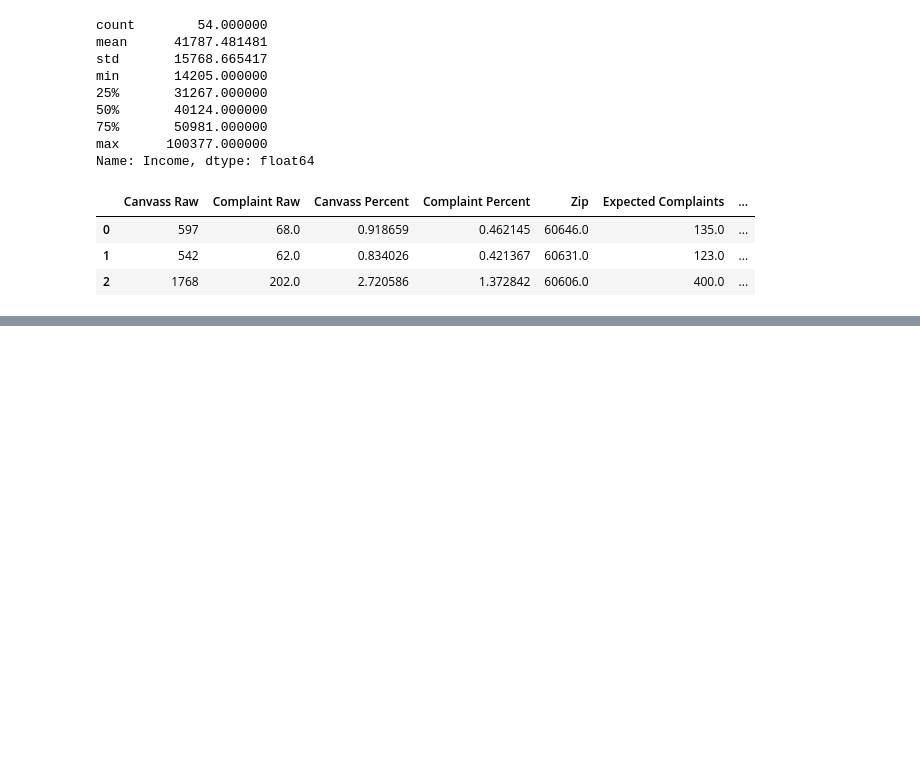
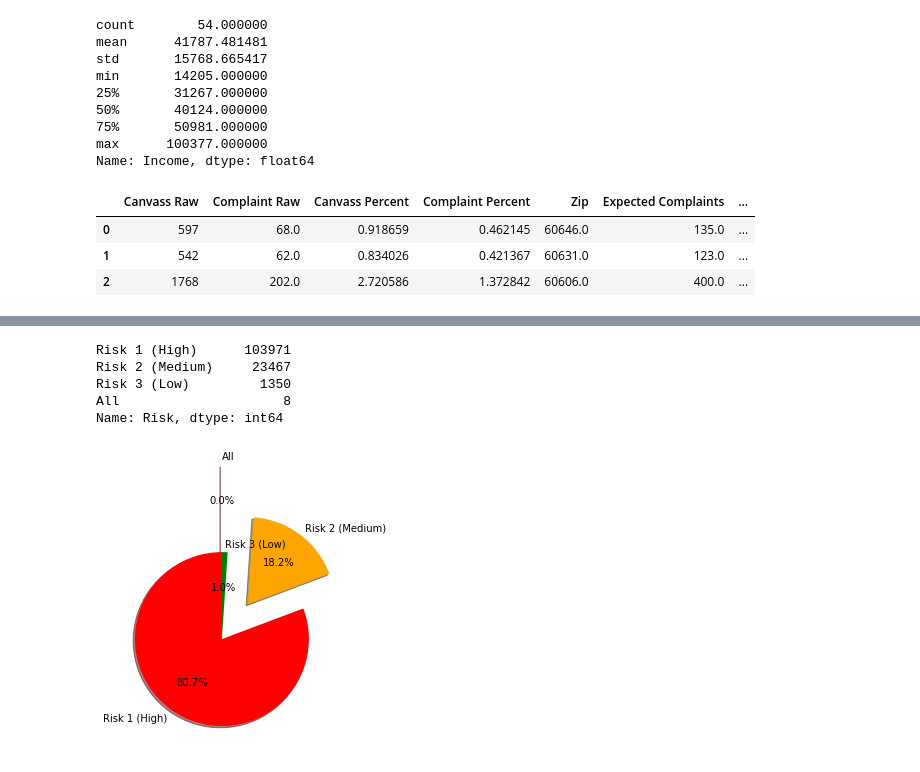
Before and after one commit to kynanl/K.I.K-Project-1, a Jupyter notebook: K.I.K_Group_Project.ipynb, the cells around one changed output, grey strips where cells are left out. Drawn from its saved outputs; the diff is of its cells as text; code cells hidden in the pictures; blank space fills up the shorter version.

```diff
--- a/K.I.K_Group_Project.ipynb
+++ b/K.I.K_Group_Project.ipynb
@@ -642,0 +762,31 @@ plt.savefig("Language vs. Complaints.png")
+# %%
+total_risk = clean_data["Risk"].value_counts()
+total_risk
+# %% [output]
+Risk 1 (High)      103971
+Risk 2 (Medium)     23467
+Risk 3 (Low)         1350
+All                     8
+Name: Risk, dtype: int64
+# %%
+# Labels for the sections of our pie chart
+labels = ["Risk 1 (High)", "Risk 2 (Medium)", "Risk 3 (Low)", "All"]
+
+# The values of each section of the pie chart
+sizes = total_risk
+
+# The colors of each section of the pie chart
+colors = ["red", "orange", "green"]
+
+# Tells matplotlib to seperate the "Humans" section from the others
+explode = (0,0.5,0,1)
+
+# Creates the pie chart based upon the values above
+# Automatically finds the percentages of each part of the pie chart
+plt.pie(sizes, explode=explode, labels=labels, colors=colors, autopct="%1.1f%%", shadow=True, startangle=90)
+
+plt.savefig("Risk.png")
+
+plt.show()
+# %% [output]
+[figure, added]
```
Also changed, not shown: parts of 29 cells of this notebook.
